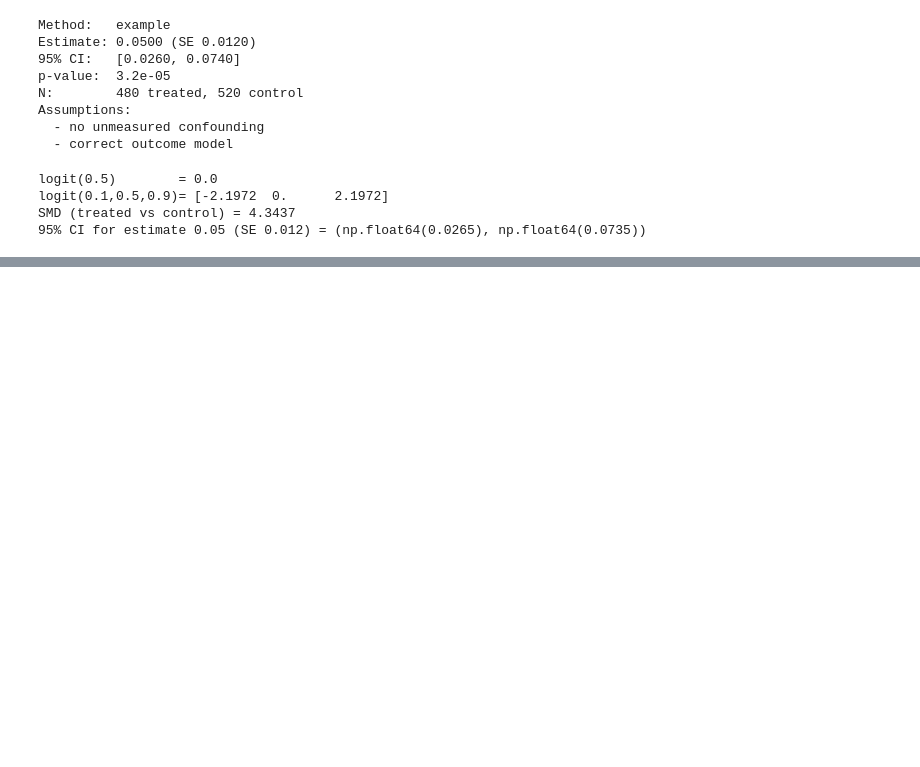
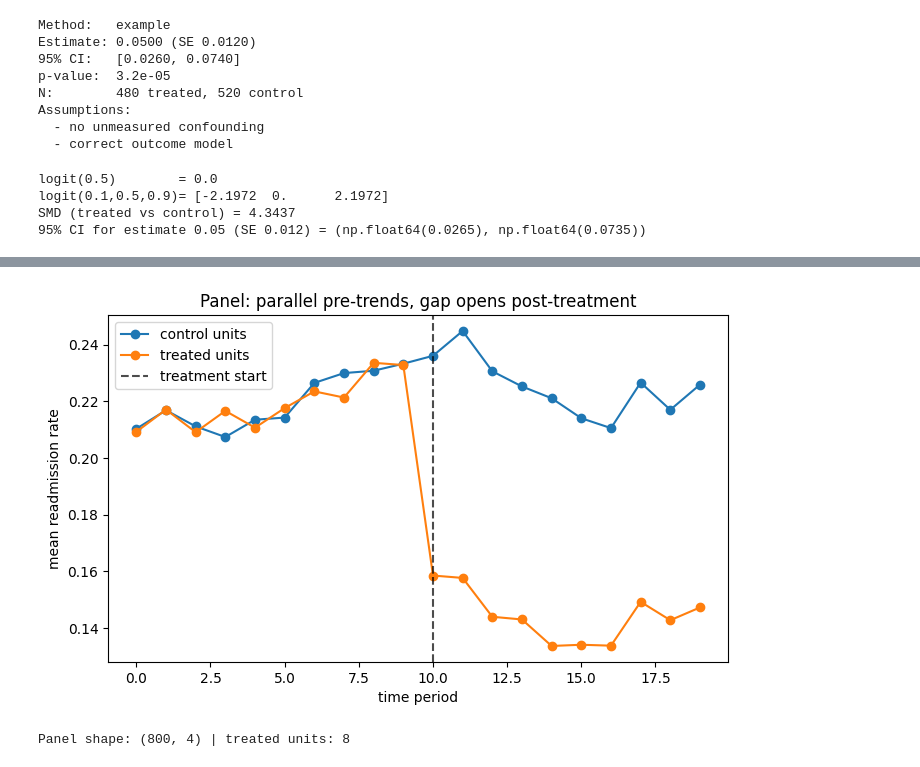
Before and after one commit to cbrackeen05/causal-inference-clinical, a Jupyter notebook: notebooks/dev_walkthrough.ipynb, the cells around one changed output, grey strips where cells are left out. Drawn from its saved outputs; the diff is of its cells as text; code cells hidden in the pictures; blank space fills up the shorter version.

```diff
--- a/notebooks/dev_walkthrough.ipynb
+++ b/notebooks/dev_walkthrough.ipynb
@@ -58,0 +126,18 @@ SMD (treated vs control) = 4.3437
+# %%
+# Panel data: parallel pre-trends, then a treatment effect after period 10
+panel = simulate_panel(n_units=40, n_periods=20, treatment_period=10,
+                       treatment_effect=-0.08, n_treated_units=8, seed=42)
+means = panel.groupby(['time', 'treatment'])['outcome'].mean().unstack()
+
+fig, ax = plt.subplots(figsize=(8, 4.5))
+ax.plot(means.index, means[0], marker='o', label='control units')
+ax.plot(means.index, means[1], marker='o', label='treated units')
+ax.axvline(10, color='k', ls='--', alpha=0.7, label='treatment start')
+ax.set_title('Panel: parallel pre-trends, gap opens post-treatment')
+ax.set_xlabel('time period'); ax.set_ylabel('mean readmission rate'); ax.legend()
+plt.show()
+
+print('Panel shape:', panel.shape, '| treated units:', panel.loc[panel.treatment == 1, 'unit'].nunique())
+# %% [output]
+[figure, added]
+Panel shape: (800, 4) | treated units: 8
```
Also changed, not shown: parts of 5 cells of this notebook, 2 other files.
